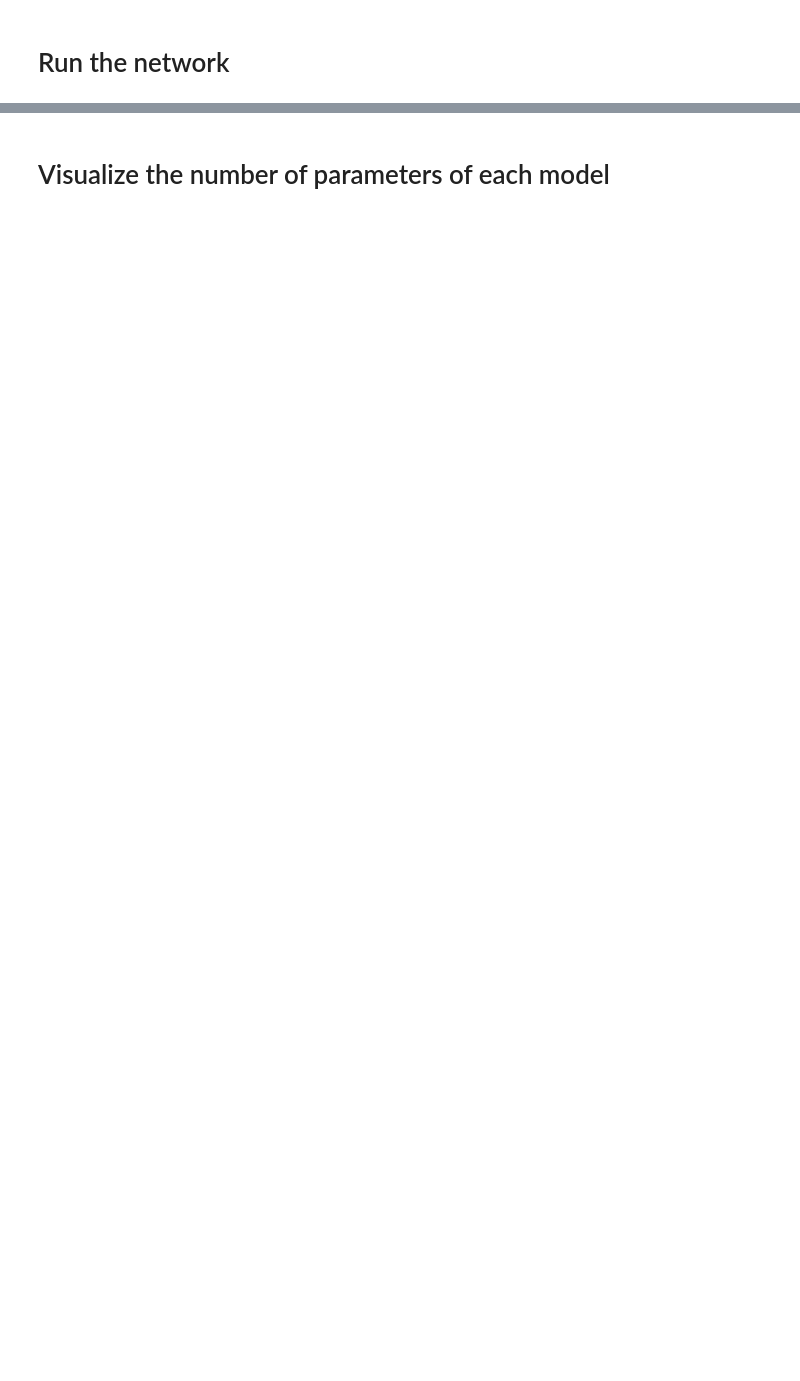
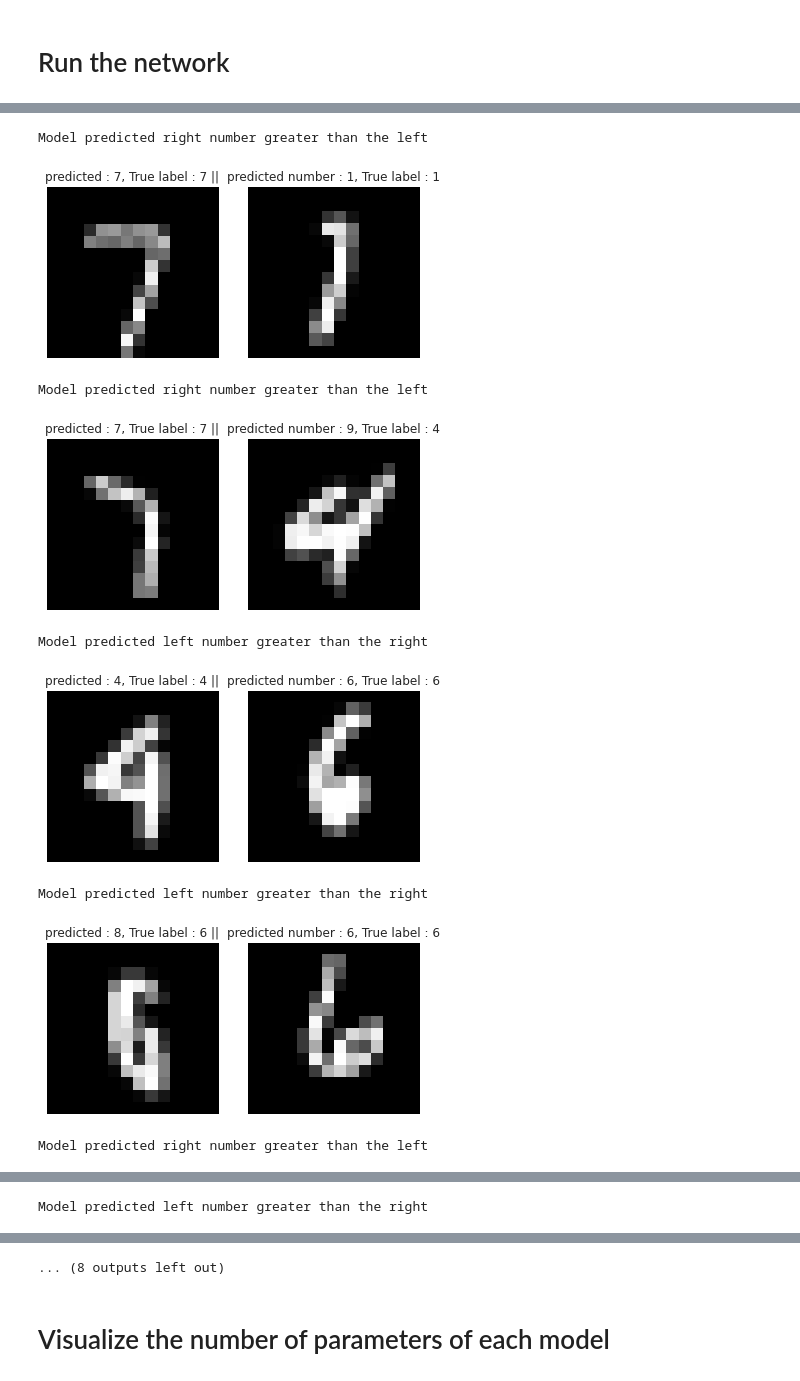
Before and after one commit to arnaudguibbert/Deep-learning-miniproject, a Jupyter notebook: Proj1/testers.ipynb, the cells around one changed output, grey strips where cells are left out. Cells and saved outputs as stored; diff of their text form; code cells hidden in the pictures; blank space fills up the shorter version.

```diff
--- a/Proj1/testers.ipynb
+++ b/Proj1/testers.ipynb
@@ -17,10 +17,10 @@ import matplotlib
 # Define the architectures and parameters
 # %%
 # List of the architectures you want to assess
-architectures = [BigNaive, Naive_net]
+architectures = [oO_Net,oO_Net,oO_Net,oO_Net,oO_Net,oO_Net,oO_Net]
 # List of the arguments for each architecture
-args = [['train'],[1]]
+args = [[1],[2],[4],[6],[8],[10],[12]]
 # Initialize the cross validation
-mytest = Cross_validation(architectures,args,epochs=25,steps=5,runs=5)
+mytest = Cross_validation(architectures,args,epochs=30,steps=5,runs=10)
 # %%
 mytest.archi_names
@@ -27,4 +35,4 @@ mytest.archi_names
 # %% [markdown]
 # Run the network
 # %%
-mytest.run_all(test=False)
+mytest.run_all(test=False,save_data="_Naive_embeded")
@@ -31,4 +57,14 @@ mytest.run_all(test=False)
 # %%
 error_idx=5
-for error_idx in range(10,20):
+for error_idx in range(0,10):
     mytest.plot_errors(error_idx)
+# %% [output]
+Model predicted right number greater than the left
+[figure, added]
+Model predicted right number greater than the left
+[figure, added]
+Model predicted left number greater than the right
+[figure, added]
+Model predicted left number greater than the right
+[figure, added]
+Model predicted right number greater than the left
@@ -34,0 +72 @@ for error_idx in range(10,20):
+Model predicted left number greater than the right
@@ -35,3 +74,4 @@ for error_idx in range(10,20):
+... (8 outputs left out)
 # %% [markdown]
 # Visualize the number of parameters of each model
 # %%
```
Also changed, not shown: parts of 8 cells of this notebook, 7 other files.
